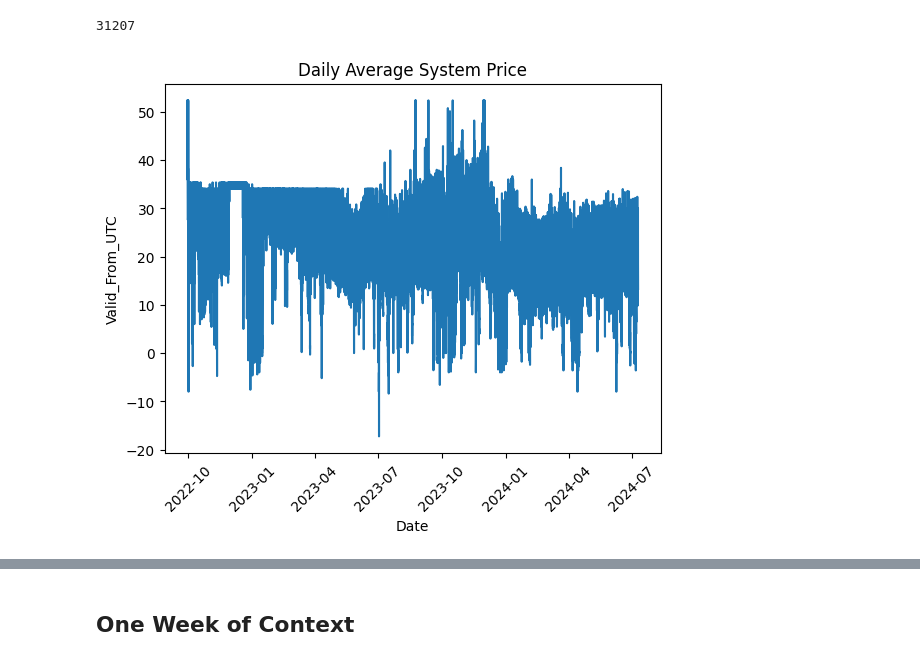
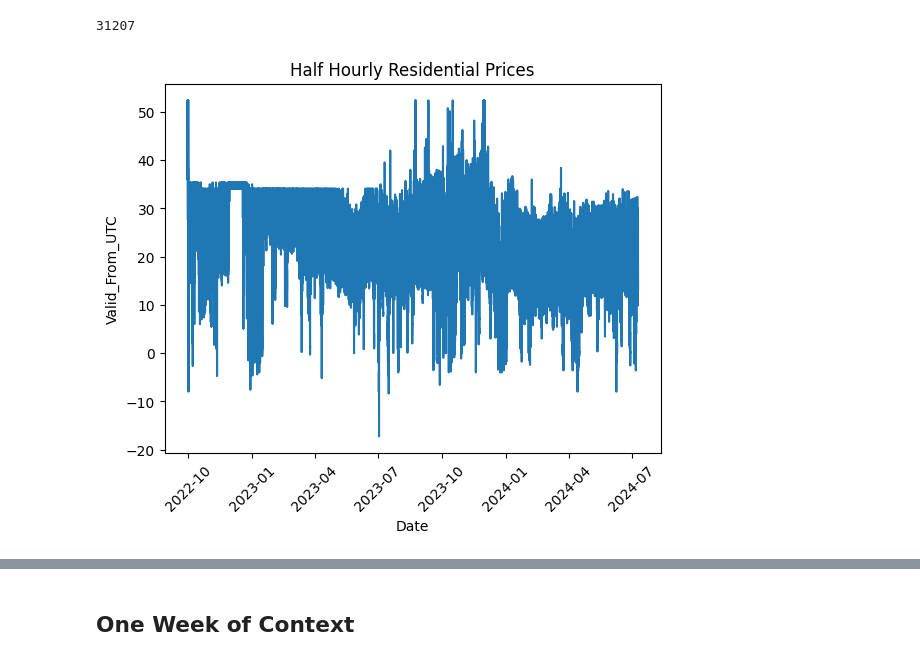
Before and after one commit to williamrodz/llm_for_ts_electricity_prices_forecasting, a Jupyter notebook: half_hourly_prices_forecasting.ipynb, the cells around one changed output, grey strips where cells are left out. Cells and saved outputs as stored; diff of their text form; code cells hidden in the pictures.

```diff
--- a/half_hourly_prices_forecasting.ipynb
+++ b/half_hourly_prices_forecasting.ipynb
@@ -33,14 +33,14 @@ half_hourly_prices[date_column] = pd.to_datetime(half_hourly_prices[date_column]
 # %%
 # Graph the daily average system price from 2020 to June 2024
 
 plt.plot(half_hourly_prices[date_column], half_hourly_prices[data_column])
 plt.xlabel('Date')
 plt.ylabel(date_column)
-plt.title('Daily Average System Price')
+plt.title('Half Hourly Residential Prices')
 plt.xticks(rotation=45)
 plt.show()
 # %% [output]
-[figure, old version]
+[figure, new version]
 # %%
 start_date = '2024-01-01'
 end_date = '2024-01-07'
```
Also changed, not shown: parts of 4 cells of this notebook, 8 other files.
